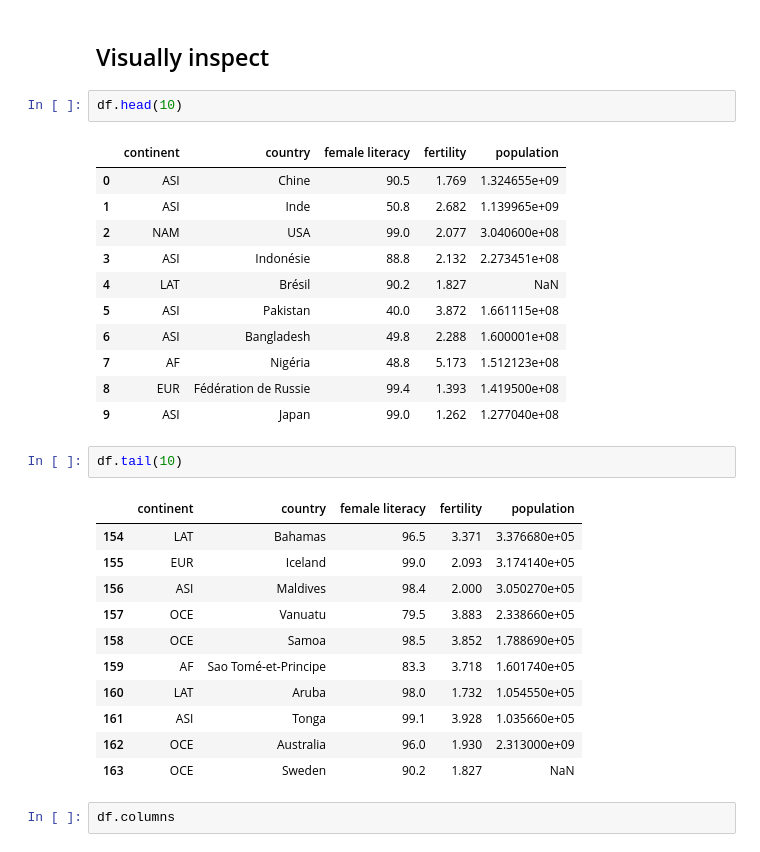
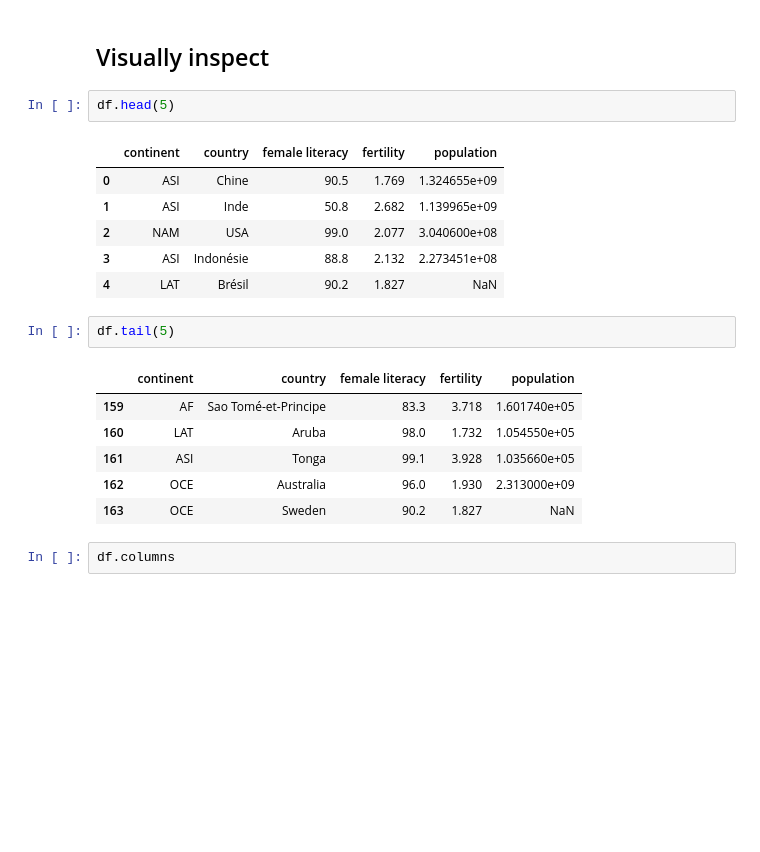
Before and after one commit to franksalas/datacamp, a Jupyter notebook: Cleaning_Data_in_Python/01Exploring_your_data.ipynb, the cells around one changed output. Saved outputs shown, nothing was run; the diff lists cells and outputs as text; blank space fills up the shorter version.

```diff
--- a/Cleaning_Data_in_Python/01Exploring_your_data.ipynb
+++ b/Cleaning_Data_in_Python/01Exploring_your_data.ipynb
@@ -25,28 +25,18 @@ df = pd.read_csv('literacy_birth_rate.csv')
 # %% [markdown]
 ## Visually inspect
 # %%
-df.head(10)
+df.head(5)
 # %% [output]
 |  | continent | country | female literacy | fertility | population |
 | 0 | ASI | Chine | 90.5 | 1.769 | 1.324655e+09 |
 | 1 | ASI | Inde | 50.8 | 2.682 | 1.139965e+09 |
 | 2 | NAM | USA | 99.0 | 2.077 | 3.040600e+08 |
 | 3 | ASI | Indonésie | 88.8 | 2.132 | 2.273451e+08 |
 | 4 | LAT | Brésil | 90.2 | 1.827 | NaN |
-| 5 | ASI | Pakistan | 40.0 | 3.872 | 1.661115e+08 |
-| 6 | ASI | Bangladesh | 49.8 | 2.288 | 1.600001e+08 |
-| 7 | AF | Nigéria | 48.8 | 5.173 | 1.512123e+08 |
-| 8 | EUR | Fédération de Russie | 99.4 | 1.393 | 1.419500e+08 |
-| 9 | ASI | Japan | 99.0 | 1.262 | 1.277040e+08 |
 # %%
-df.tail(10)
+df.tail(5)
 # %% [output]
 |  | continent | country | female literacy | fertility | population |
-| 154 | LAT | Bahamas | 96.5 | 3.371 | 3.376680e+05 |
-| 155 | EUR | Iceland | 99.0 | 2.093 | 3.174140e+05 |
-| 156 | ASI | Maldives | 98.4 | 2.000 | 3.050270e+05 |
-| 157 | OCE | Vanuatu | 79.5 | 3.883 | 2.338660e+05 |
-| 158 | OCE | Samoa | 98.5 | 3.852 | 1.788690e+05 |
 | 159 | AF | Sao Tomé-et-Principe | 83.3 | 3.718 | 1.601740e+05 |
 | 160 | LAT | Aruba | 98.0 | 1.732 | 1.054550e+05 |
 | 161 | ASI | Tonga | 99.1 | 3.928 | 1.035660e+05 |
```
Also changed, not shown: parts of 20 cells of this notebook, 5 other files.
